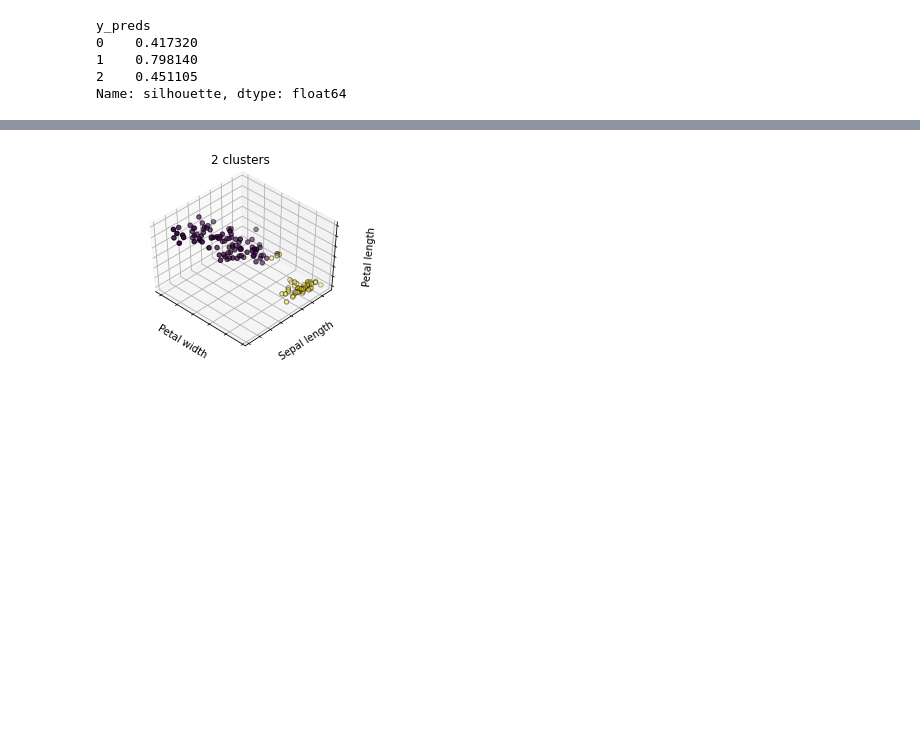
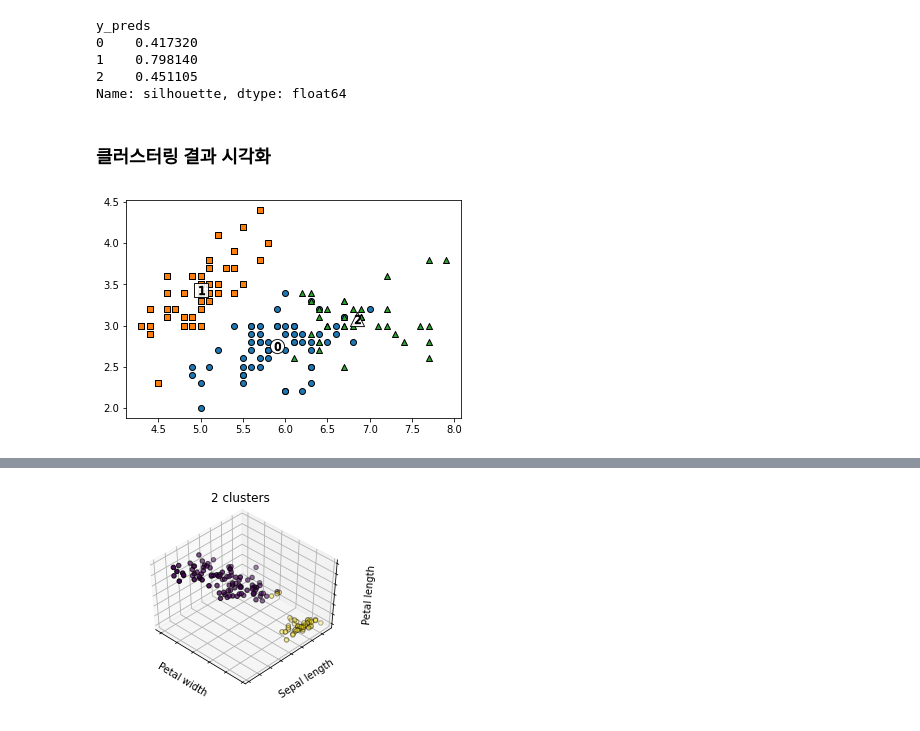
Before and after one commit to zzhining/ml_basic, a Jupyter notebook: kmeans_iris.ipynb, the cells around one changed output, grey strips where cells are left out. Saved outputs shown, nothing was run; the diff lists cells and outputs as text; code cells hidden in the pictures; blank space fills up the shorter version.

```diff
--- a/kmeans_iris.ipynb
+++ b/kmeans_iris.ipynb
@@ -69,3 +69,25 @@ y_preds
 1    0.798140
 2    0.451105
 Name: silhouette, dtype: float64
+# %% [markdown]
+### 클러스터링 결과 시각화
+# %%
+#cluster_centers_ 는 개별 클러스터의 중심 위치 좌표 시각화를 위해 추출
+centers = kmeans_model.cluster_centers_
+unique_labels = np.unique(y_preds)
+markers=['o', 's', '^', 'P','D','H','x']
+
+# 군집된 label 유형별로 iteration 하면서 marker 별로 scatter plot 수행.
+for label in unique_labels:
+    label_cluster = iris_df[iris_df['y_preds']==label]
+    center_x_y = centers[label]
+    plt.scatter(x=label_cluster['sepal length (cm)'], y=label_cluster['sepal width (cm)'], edgecolor='k',
+                marker=markers[label] )
+
+    # 군집별 중심 위치 좌표 시각화
+    plt.scatter(x=center_x_y[0], y=center_x_y[1], s=200, color='white',
+                alpha=0.9, edgecolor='k', marker=markers[label])
+    plt.scatter(x=center_x_y[0], y=center_x_y[1], s=70, color='k', edgecolor='k',
+                marker='$%d$' % label)
+# %% [output]
+[figure, added]
```
Also changed, not shown: parts of 2 cells of this notebook.
